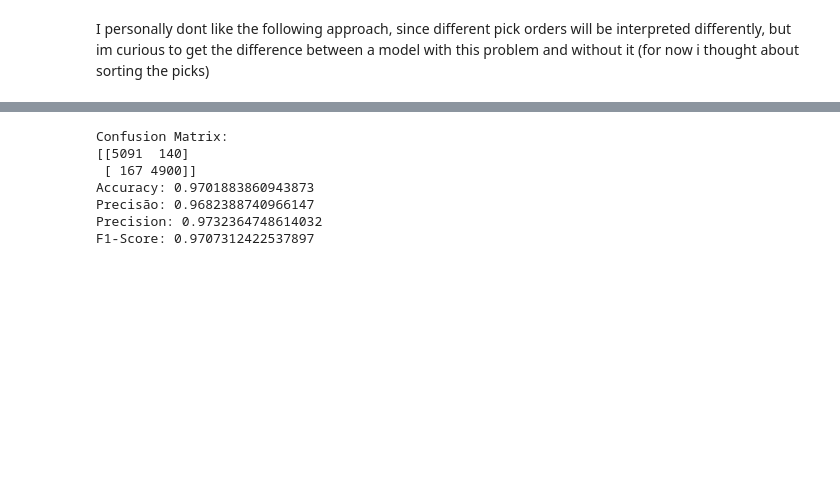
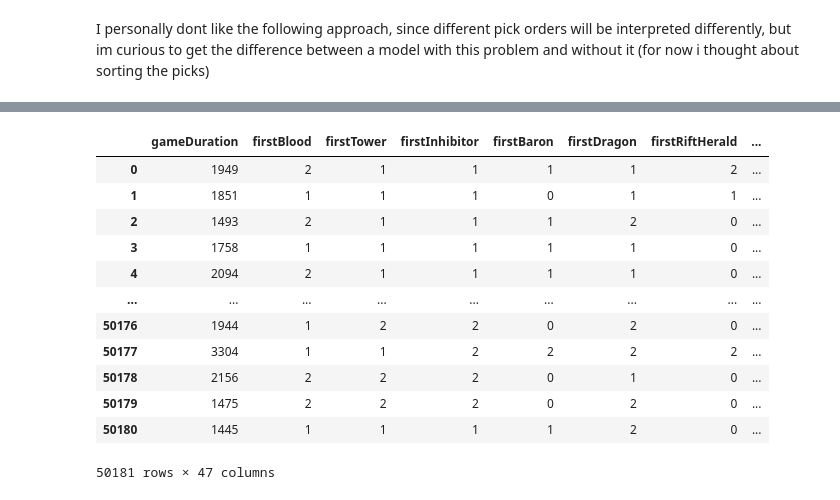
Before and after one commit to guilhermeRaibolt/kaggle_league_analysis, a Jupyter notebook: 1st - League Of Legends/Data Analysis-1.ipynb, the cells around one changed output, grey strips where cells are left out. Cells and saved outputs as stored; diff of their text form; code cells hidden in the pictures; blank space fills up the shorter version.

```diff
--- a/1st - League Of Legends/Data Analysis-1.ipynb
+++ b/1st - League Of Legends/Data Analysis-1.ipynb
@@ -161,6 +154,7 @@ df.shape[0]-1309
 # %%
 # Removing potential remake matches
-df = df[~((df['gameDuration'] < 900) & (df['gameDuration']>180))]
+df = df[~((df['gameDuration'] < 900) & (df['gameDuration']>0))]
+df_model = df.copy()
 # %%
 # Ploting distribution again
 from distfit import distfit
@@ -916,10 +986,23 @@ df_model[champs_t1].apply(lambda x: x[:5])
 # %%
 df_model['comp_1'] = df_model[champs_t1].apply(sorted, axis=1)
 df_model['comp_2'] = df_model[champs_t2].apply(sorted, axis=1)
 split_1 = pd.DataFrame(df_model['comp_1'].to_list(), columns = champs_t1)
 split_2 = pd.DataFrame(df_model['comp_2'].to_list(), columns = champs_t2)
-
 split_sorted = pd.concat([split_1,split_2],axis=1)
-
-sorted_features = pd.concat([df_model.drop(['gameId','creationTime','winner','seasonId']+champs_t1+champs_t2+bans_t1+bans_t2+summoner_columns,axis=1),split_sorted],axis=1)
-sorted_features.drop(columns=['comp_1','comp_2'],inplace = True)
+#df_model
+sorted_features = pd.concat([df_model.drop(['comp_1','comp_2']+champs_t1+champs_t2,axis=1).reset_index(drop=True),split_sorted],axis=1)
+sorted_features
+# %% [output]
+|  | gameDuration | firstBlood | firstTower | firstInhibitor | firstBaron | firstDragon | firstRiftHerald | ... |
+| 0 | 1949 | 2 | 1 | 1 | 1 | 1 | 2 | ... |
+| 1 | 1851 | 1 | 1 | 1 | 0 | 1 | 1 | ... |
+| 2 | 1493 | 2 | 1 | 1 | 1 | 2 | 0 | ... |
+| 3 | 1758 | 1 | 1 | 1 | 1 | 1 | 0 | ... |
+| 4 | 2094 | 2 | 1 | 1 | 1 | 1 | 0 | ... |
+| ... | ... | ... | ... | ... | ... | ... | ... | ... |
+| 50176 | 1944 | 1 | 2 | 2 | 0 | 2 | 0 | ... |
+| 50177 | 3304 | 1 | 1 | 2 | 2 | 2 | 2 | ... |
+| 50178 | 2156 | 2 | 2 | 2 | 0 | 1 | 0 | ... |
+| 50179 | 1475 | 2 | 2 | 2 | 0 | 2 | 0 | ... |
+| 50180 | 1445 | 1 | 1 | 1 | 1 | 2 | 0 | ... |
+50181 rows × 47 columns
@@ -935,28 +1008,0 @@ y_pred = model.predict(X_test)
-# %%
-confusion_matrix = confusion_matrix(y_test, y_pred)
-print("Confusion Matrix:")
-print(confusion_matrix)
-
-
-accuracy = accuracy_score(y_test, y_pred)
-print("Accuracy:", accuracy)
-
-
-precision = precision_score(y_test, y_pred)
-print("Precisão:", precision)
-
-
-recall = recall_score(y_test, y_pred)
-print("Precision:", recall)
-
-
-f1 = f1_score(y_test, y_pred)
-print("F1-Score:", f1)
-# %% [output]
-Confusion Matrix:
-[[5091  140]
- [ 167 4900]]
-Accuracy: 0.9701883860943873
-Precisão: 0.9682388740966147
-Precision: 0.9732364748614032
-F1-Score: 0.9707312422537897
```
Also changed, not shown: parts of 33 cells of this notebook.
